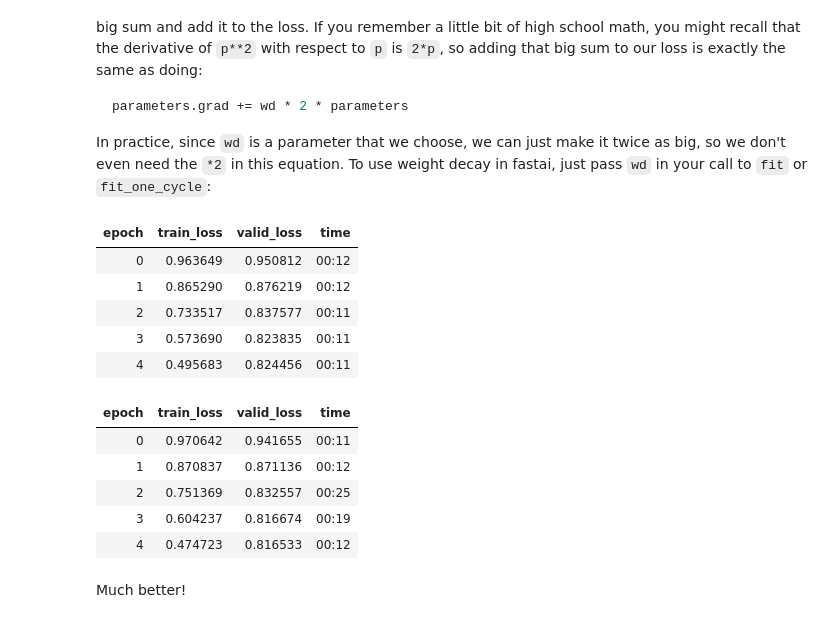
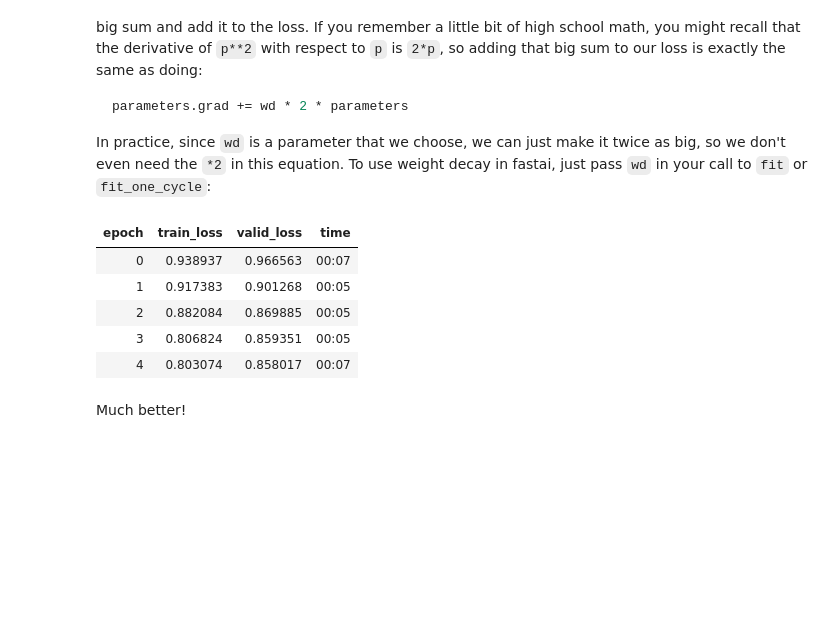
Before and after one commit to afortuny/DeepLearningFastAI, a Jupyter notebook: 09_Collaborative Filtering .ipynb, the cells around one changed output. Cells and saved outputs as stored; diff of their text form; code cells hidden in the pictures; blank space fills up the shorter version.

```diff
--- a/09_Collaborative Filtering .ipynb
+++ b/09_Collaborative Filtering .ipynb
@@ -336,22 +336,16 @@ parameters.grad += wd * 2 * parameters
 
 In practice, since `wd` is a parameter that we choose, we can just make it twice as big, so we don't even need the `*2` in this equation. To use weight decay in fastai, just pass `wd` in your call to `fit` or `fit_one_cycle`:
 # %%
-model = DotProductBias(n_users, n_movies, 50)
+model = DotProductBias(n_users, n_movies, 5)
 learn = Learner(dls, model, loss_func=MSELossFlat())
 learn.fit_one_cycle(5, 5e-3, wd=0.1)
 # %% [output]
 | epoch | train_loss | valid_loss | time |
-| 0 | 0.963649 | 0.950812 | 00:12 |
-| 1 | 0.865290 | 0.876219 | 00:12 |
-| 2 | 0.733517 | 0.837577 | 00:11 |
-| 3 | 0.573690 | 0.823835 | 00:11 |
-| 4 | 0.495683 | 0.824456 | 00:11 |
+| 0 | 0.938937 | 0.966563 | 00:07 |
+| 1 | 0.917383 | 0.901268 | 00:05 |
+| 2 | 0.882084 | 0.869885 | 00:05 |
+| 3 | 0.806824 | 0.859351 | 00:05 |
+| 4 | 0.803074 | 0.858017 | 00:07 |
-| epoch | train_loss | valid_loss | time |
-| 0 | 0.970642 | 0.941655 | 00:11 |
-| 1 | 0.870837 | 0.871136 | 00:12 |
-| 2 | 0.751369 | 0.832557 | 00:25 |
-| 3 | 0.604237 | 0.816674 | 00:19 |
-| 4 | 0.474723 | 0.816533 | 00:12 |
 # %% [markdown]
 Much better!
 # %% [markdown]
```
Also changed, not shown: parts of 10 cells of this notebook.
